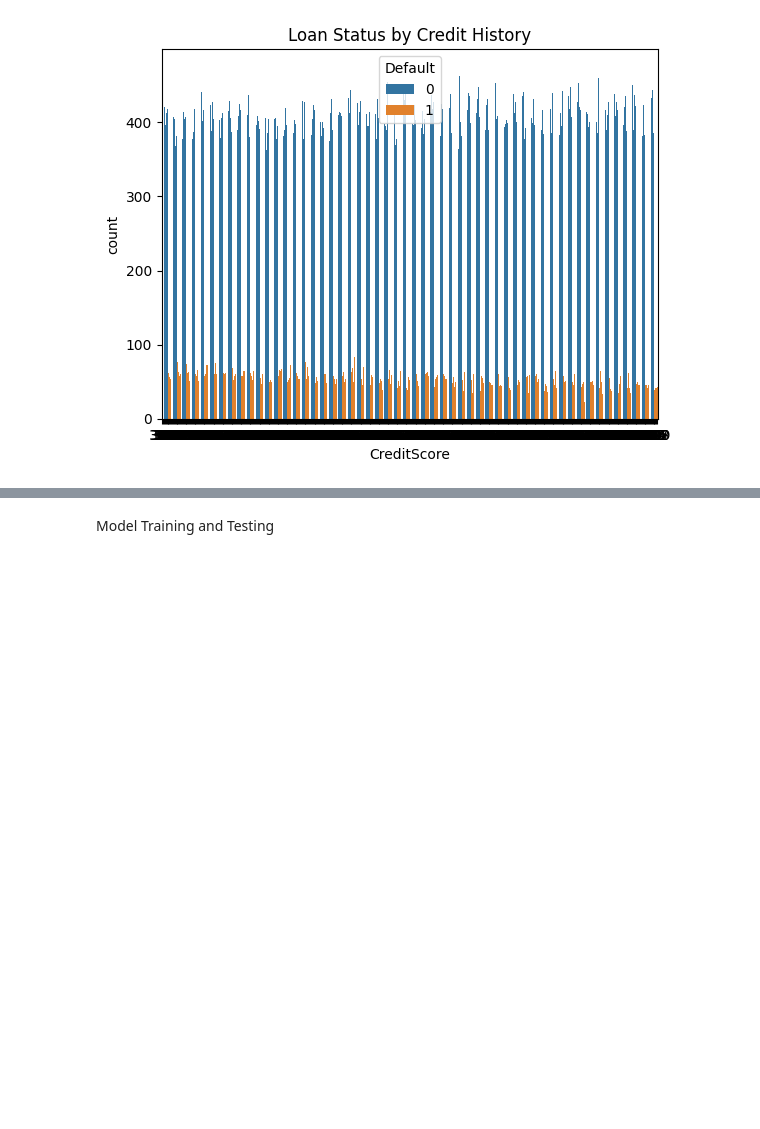
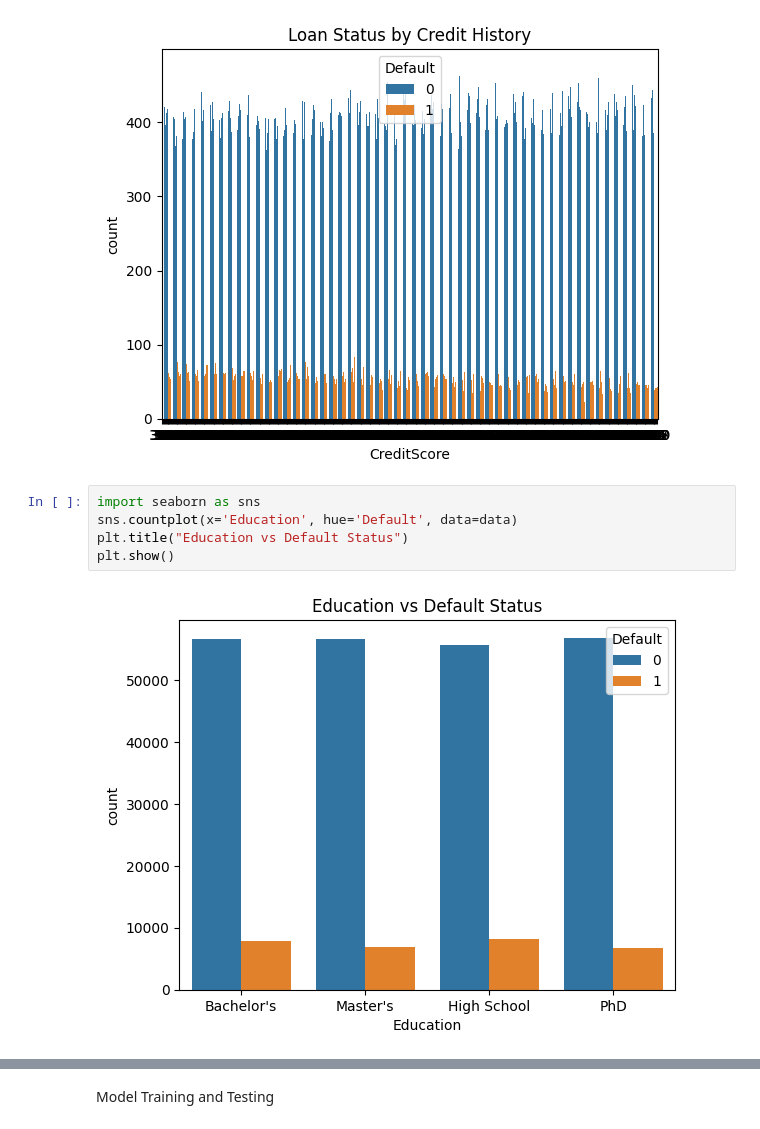
Before and after one commit to Zynbmalyk/Loan_applicants_prediction, a Jupyter notebook: loan_default.ipynb, the cells around one changed output, grey strips where cells are left out. Saved outputs shown, nothing was run; the diff lists cells and outputs as text; blank space fills up the shorter version.

```diff
--- a/loan_default.ipynb
+++ b/loan_default.ipynb
@@ -92,3 +92,10 @@ plt.title("Loan Status by Credit History")
 plt.show()
 # %% [output]
 [figure]
+# %%
+import seaborn as sns
+sns.countplot(x='Education', hue='Default', data=data)
+plt.title("Education vs Default Status")
+plt.show()
+# %% [output]
+[figure, added]
```
Also changed, not shown: parts of 3 cells of this notebook.
